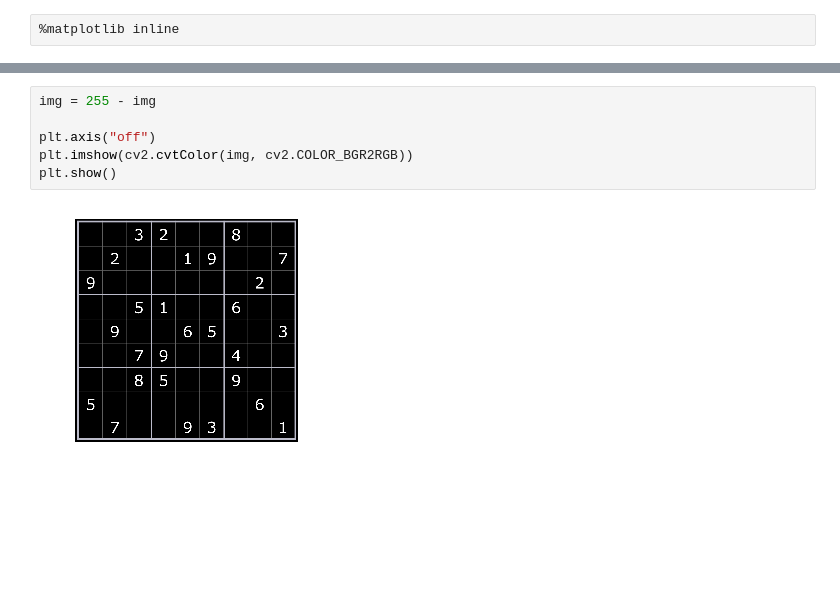
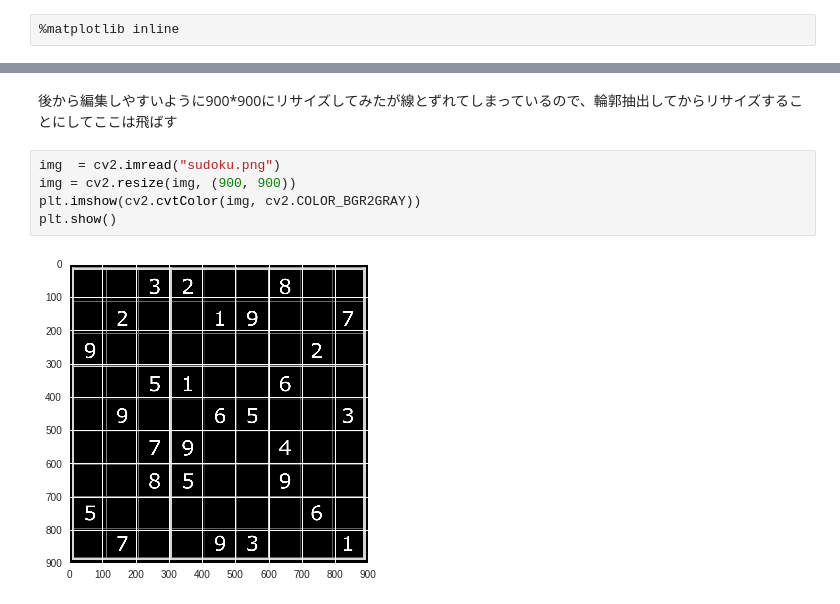
Before and after one commit to aichizokkoku/sudoku, a Jupyter notebook: test.ipynb, the cells around one changed output, grey strips where cells are left out. Cells and saved outputs as stored; diff of their text form; blank space fills up the shorter version.

```diff
--- a/test.ipynb
+++ b/test.ipynb
@@ -15,8 +46,9 @@ plt.show()
+# %% [markdown]
+後から編集しやすいように900*900にリサイズしてみたが線とずれてしまっているので、輪郭抽出してからリサイズすることにしてここは飛ばす
 # %%
-img = 255 - img
-
-plt.axis("off")
-plt.imshow(cv2.cvtColor(img, cv2.COLOR_BGR2RGB))
+img  = cv2.imread("sudoku.png")
+img = cv2.resize(img, (900, 900))
+plt.imshow(cv2.cvtColor(img, cv2.COLOR_BGR2GRAY))
 plt.show()
 # %% [output]
-[figure, old version]
+[figure, new version]
```
Also changed, not shown: parts of 15 cells of this notebook.
